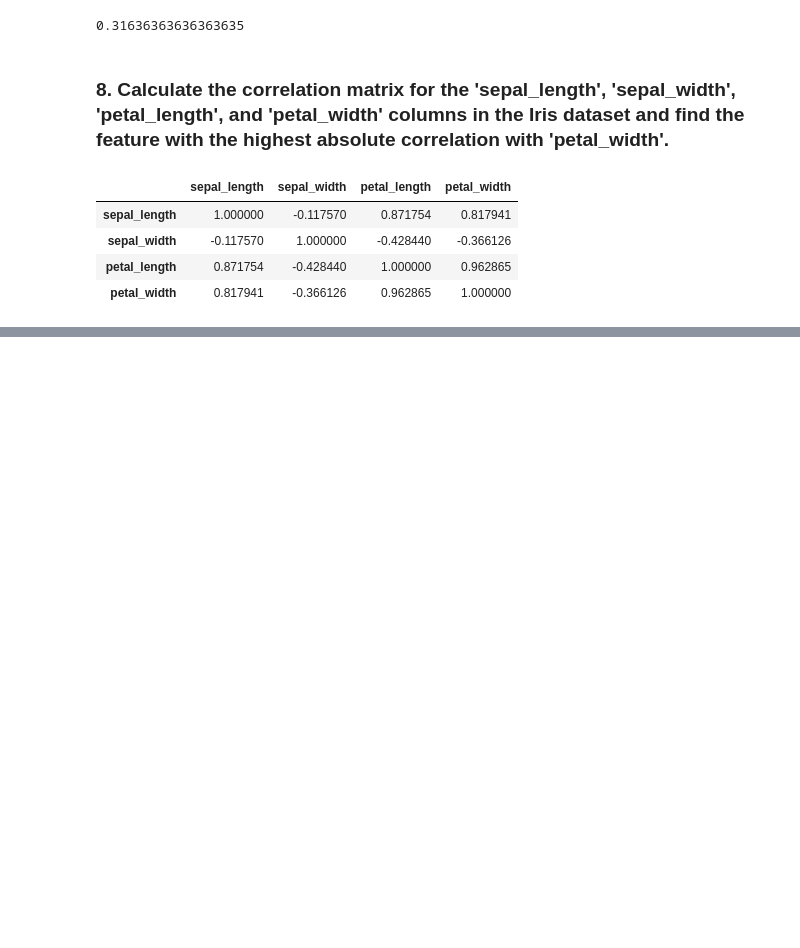
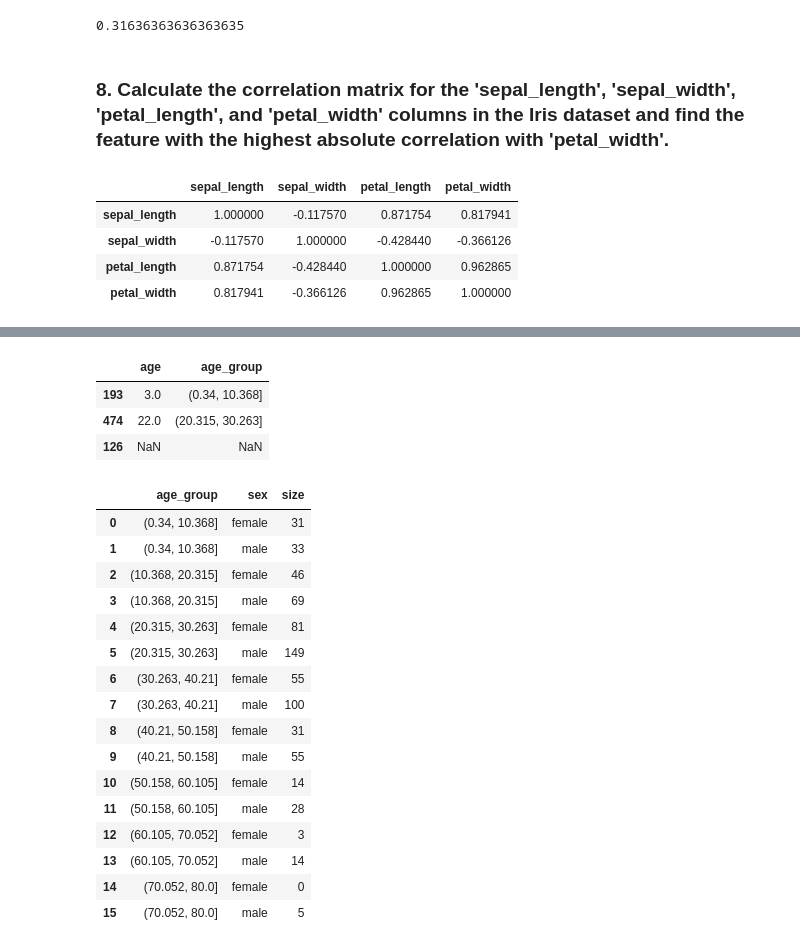
Before and after one commit to anuj-kumar-30/ML_pw, a Jupyter notebook: M20_lib_assignments.ipynb, the cells around one changed output, grey strips where cells are left out. Saved outputs shown, nothing was run; the diff lists cells and outputs as text; code cells hidden in the pictures; blank space fills up the shorter version.

```diff
--- a/M20_lib_assignments.ipynb
+++ b/M20_lib_assignments.ipynb
@@ -167,0 +177,3 @@ df.corr()
+# %%
+df = sns.load_dataset('titanic')
+df.sample(3)
@@ -167,0 +216,29 @@ df.corr()
+# %%
+df['age_group'] = pd.cut(df['age'], 8)
+# %%
+df[['age','age_group']].sample(3)
+# %% [output]
+|  | age | age_group |
+| 193 | 3.0 | (0.34, 10.368] |
+| 474 | 22.0 | (20.315, 30.263] |
+| 126 | NaN | NaN |
+# %%
+df.groupby(['age_group', 'sex'],as_index=False).size()
+# %% [output]
+|  | age_group | sex | size |
+| 0 | (0.34, 10.368] | female | 31 |
+| 1 | (0.34, 10.368] | male | 33 |
+| 2 | (10.368, 20.315] | female | 46 |
+| 3 | (10.368, 20.315] | male | 69 |
+| 4 | (20.315, 30.263] | female | 81 |
+| 5 | (20.315, 30.263] | male | 149 |
+| 6 | (30.263, 40.21] | female | 55 |
+| 7 | (30.263, 40.21] | male | 100 |
+| 8 | (40.21, 50.158] | female | 31 |
+| 9 | (40.21, 50.158] | male | 55 |
+| 10 | (50.158, 60.105] | female | 14 |
+| 11 | (50.158, 60.105] | male | 28 |
+| 12 | (60.105, 70.052] | female | 3 |
+| 13 | (60.105, 70.052] | male | 14 |
+| 14 | (70.052, 80.0] | female | 0 |
+| 15 | (70.052, 80.0] | male | 5 |
```
Also changed, not shown: parts of 9 cells of this notebook.
